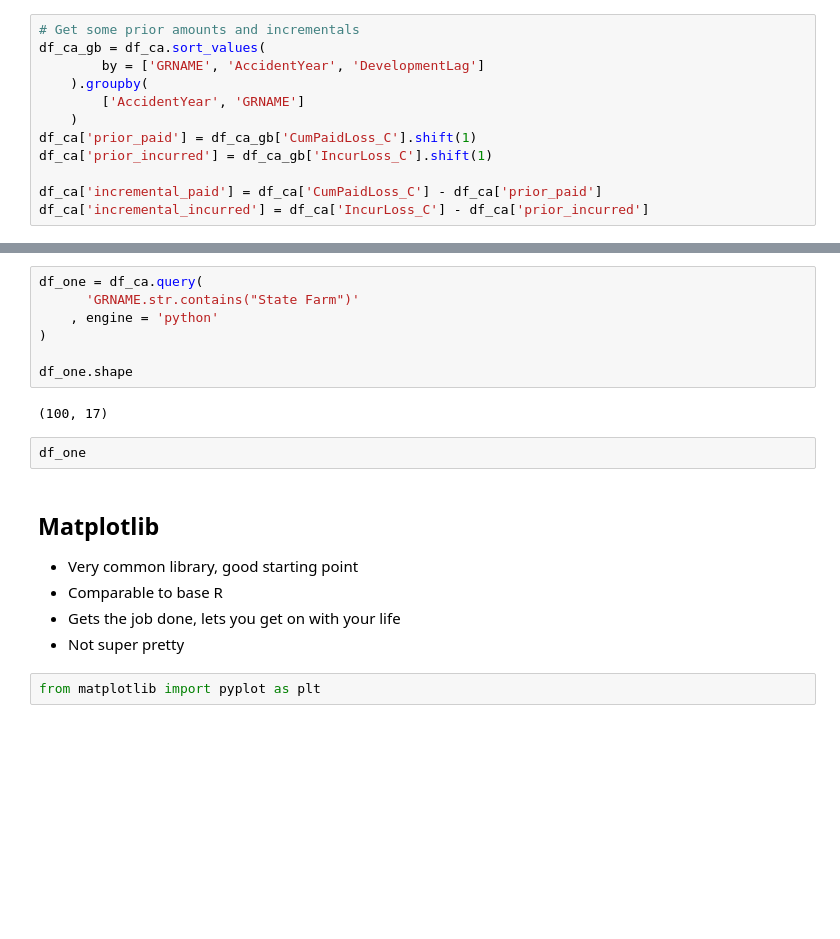
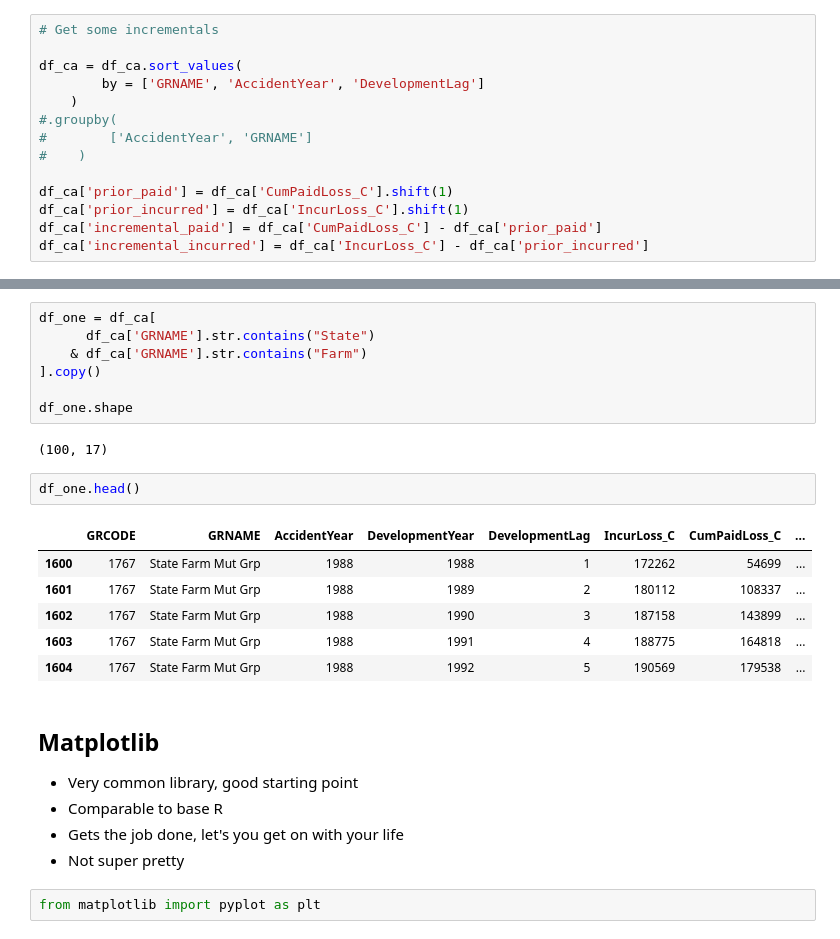
Before and after one commit to PirateGrunt/paw_rpm, a Jupyter notebook: notebooks/05_viz.ipynb, the cells around one changed output, grey strips where cells are left out. Drawn from its saved outputs; the diff is of its cells as text; blank space fills up the shorter version.

```diff
--- a/notebooks/05_viz.ipynb
+++ b/notebooks/05_viz.ipynb
@@ -8,12 +10,14 @@ df_ca = pd.read_csv(url_ca)
 # %%
-# Get some prior amounts and incrementals
-df_ca_gb = df_ca.sort_values(
+# Get some incrementals
+
+df_ca = df_ca.sort_values(
         by = ['GRNAME', 'AccidentYear', 'DevelopmentLag']
-    ).groupby(
-        ['AccidentYear', 'GRNAME']
     )
-df_ca['prior_paid'] = df_ca_gb['CumPaidLoss_C'].shift(1)
-df_ca['prior_incurred'] = df_ca_gb['IncurLoss_C'].shift(1)
+#.groupby(
+#        ['AccidentYear', 'GRNAME']
+#    )
 
+df_ca['prior_paid'] = df_ca['CumPaidLoss_C'].shift(1)
+df_ca['prior_incurred'] = df_ca['IncurLoss_C'].shift(1)
 df_ca['incremental_paid'] = df_ca['CumPaidLoss_C'] - df_ca['prior_paid']
 df_ca['incremental_incurred'] = df_ca['IncurLoss_C'] - df_ca['prior_incurred']
@@ -20,20 +36,27 @@ df_ca['incremental_incurred'] = df_ca['IncurLoss_C'] - df_ca['prior_incurred']
 # %%
-df_one = df_ca.query(
-      'GRNAME.str.contains("State Farm")'
-    , engine = 'python'
-)
+df_one = df_ca[
+      df_ca['GRNAME'].str.contains("State")
+    & df_ca['GRNAME'].str.contains("Farm")
+].copy()
 
 df_one.shape
 # %% [output]
 (100, 17)
 # %%
-df_one
+df_one.head()
+# %% [output]
+|  | GRCODE | GRNAME | AccidentYear | DevelopmentYear | DevelopmentLag | IncurLoss_C | CumPaidLoss_C | ... |
+| 1600 | 1767 | State Farm Mut Grp | 1988 | 1988 | 1 | 172262 | 54699 | ... |
+| 1601 | 1767 | State Farm Mut Grp | 1988 | 1989 | 2 | 180112 | 108337 | ... |
+| 1602 | 1767 | State Farm Mut Grp | 1988 | 1990 | 3 | 187158 | 143899 | ... |
+| 1603 | 1767 | State Farm Mut Grp | 1988 | 1991 | 4 | 188775 | 164818 | ... |
+| 1604 | 1767 | State Farm Mut Grp | 1988 | 1992 | 5 | 190569 | 179538 | ... |
 # %% [markdown]
 ## Matplotlib
 
 * Very common library, good starting point
 * Comparable to base R
-* Gets the job done, lets you get on with your life
+* Gets the job done, let's you get on with your life
 * Not super pretty
 # %%
 from matplotlib import pyplot as plt
```
Also changed, not shown: parts of 31 cells of this notebook, 7 other files.
